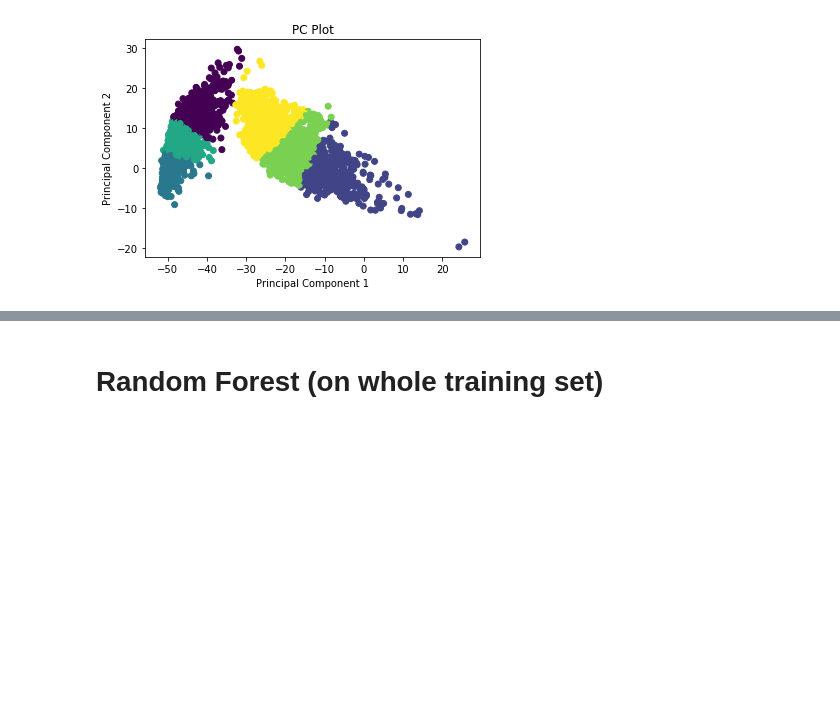
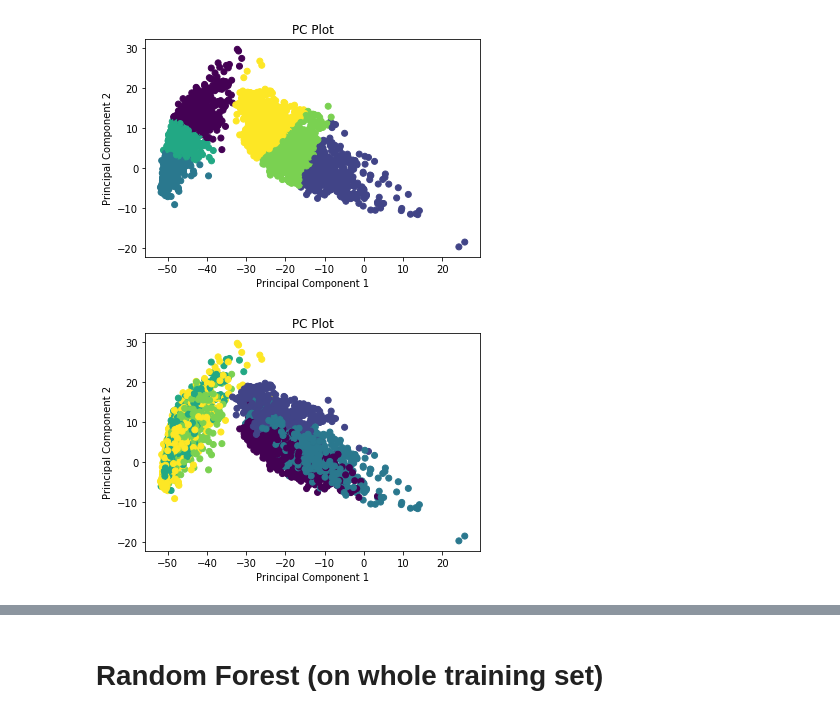
Before and after one commit to nathanhwangbo/PSTAT135_Final, a Jupyter notebook: preprocessing.ipynb, the cells around one changed output, grey strips where cells are left out. Drawn from its saved outputs; the diff is of its cells as text; code cells hidden in the pictures; blank space fills up the shorter version.

```diff
--- a/preprocessing.ipynb
+++ b/preprocessing.ipynb
@@ -301,6 +301,15 @@ plt.ylabel("Principal Component 2")
 plt.show()
 # %% [output]
 [figure]
+# %%
+train_2_labels = pca_train_2.transform(train_vectorized).select("position").rdd.map(lambda x : x[0]).collect()
+plt.scatter(train_pc1,train_pc2,c=train_2_labels)
+plt.title('PC Plot')
+plt.xlabel("Principal Component 1")
+plt.ylabel("Principal Component 2")
+plt.show()
+# %% [output]
+[figure, added]
 # %%
 wssse = train_2kmeans.computeCost(train_2.select('features'))
 print("Within Set Sum of Squared Errors = " + str(wssse))
```
Also changed, not shown: parts of 14 cells of this notebook.
